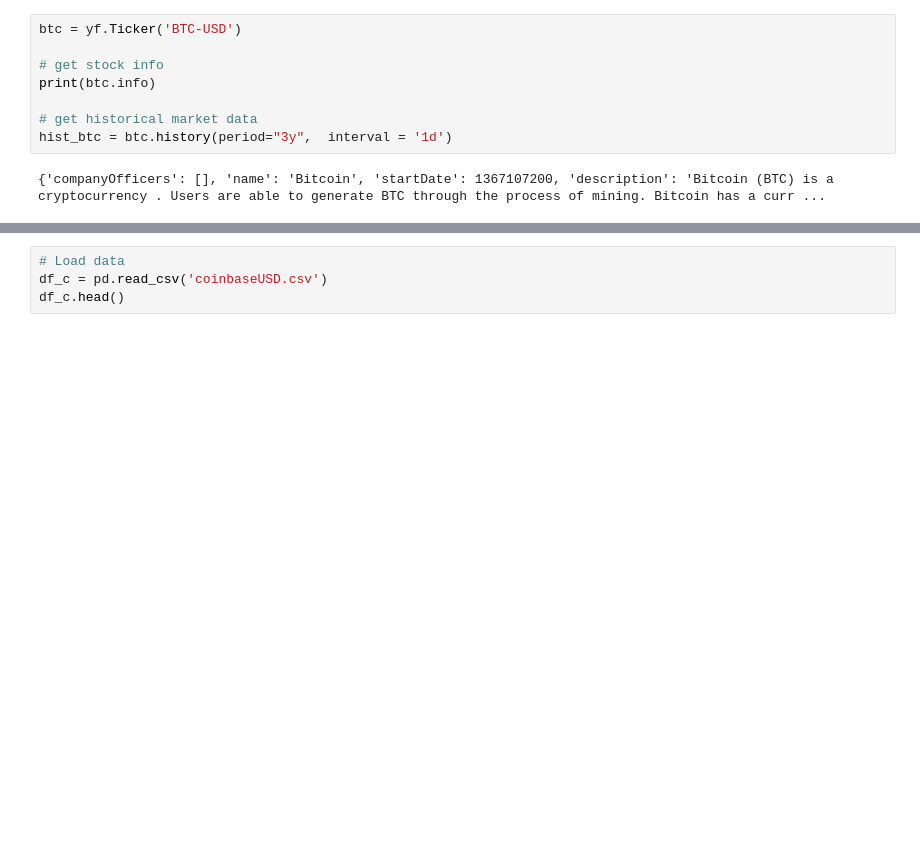
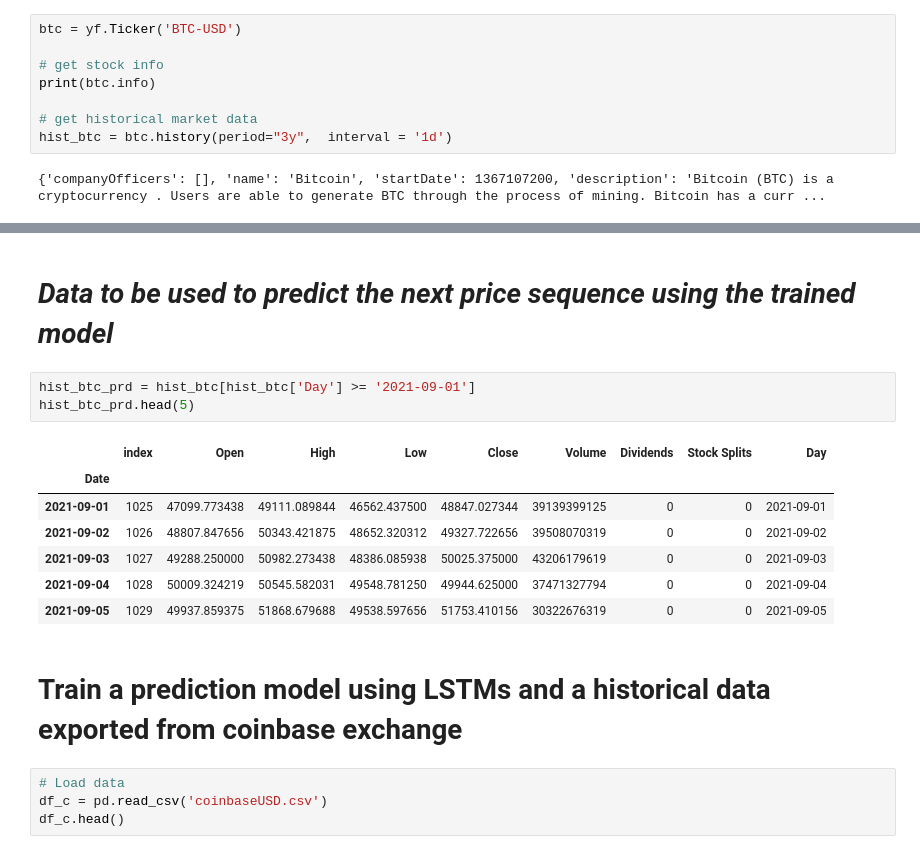
Before and after one commit to H93JEBALI/Stock-Crypto-prediction, a Jupyter notebook: Price_prediction.ipynb, the cells around one changed output, grey strips where cells are left out. Drawn from its saved outputs; the diff is of its cells as text; blank space fills up the shorter version.

```diff
--- a/Price_prediction.ipynb
+++ b/Price_prediction.ipynb
@@ -76,6 +82,21 @@ fig.update_layout(
 fig.show()
 # %% [output]
 [interactive output not drawn]
+# %% [markdown]
+# ***Data to be used to predict the next price sequence using the trained model***
+# %%
+hist_btc_prd = hist_btc[hist_btc['Day'] >= '2021-09-01']
+hist_btc_prd.head(5)
+# %% [output]
+|  | index | Open | High | Low | Close | Volume | Dividends | Stock Splits | Day |
+| Date |  |  |  |  |  |  |  |  |  |
+| 2021-09-01 | 1025 | 47099.773438 | 49111.089844 | 46562.437500 | 48847.027344 | 39139399125 | 0 | 0 | 2021-09-01 |
+| 2021-09-02 | 1026 | 48807.847656 | 50343.421875 | 48652.320312 | 49327.722656 | 39508070319 | 0 | 0 | 2021-09-02 |
+| 2021-09-03 | 1027 | 49288.250000 | 50982.273438 | 48386.085938 | 50025.375000 | 43206179619 | 0 | 0 | 2021-09-03 |
+| 2021-09-04 | 1028 | 50009.324219 | 50545.582031 | 49548.781250 | 49944.625000 | 37471327794 | 0 | 0 | 2021-09-04 |
+| 2021-09-05 | 1029 | 49937.859375 | 51868.679688 | 49538.597656 | 51753.410156 | 30322676319 | 0 | 0 | 2021-09-05 |
+# %% [markdown]
+# **Train a prediction model using LSTMs and a historical data exported from coinbase exchange**
 # %%
 # Load data
 df_c = pd.read_csv('coinbaseUSD.csv')
```
Also changed, not shown: parts of 13 cells of this notebook.
